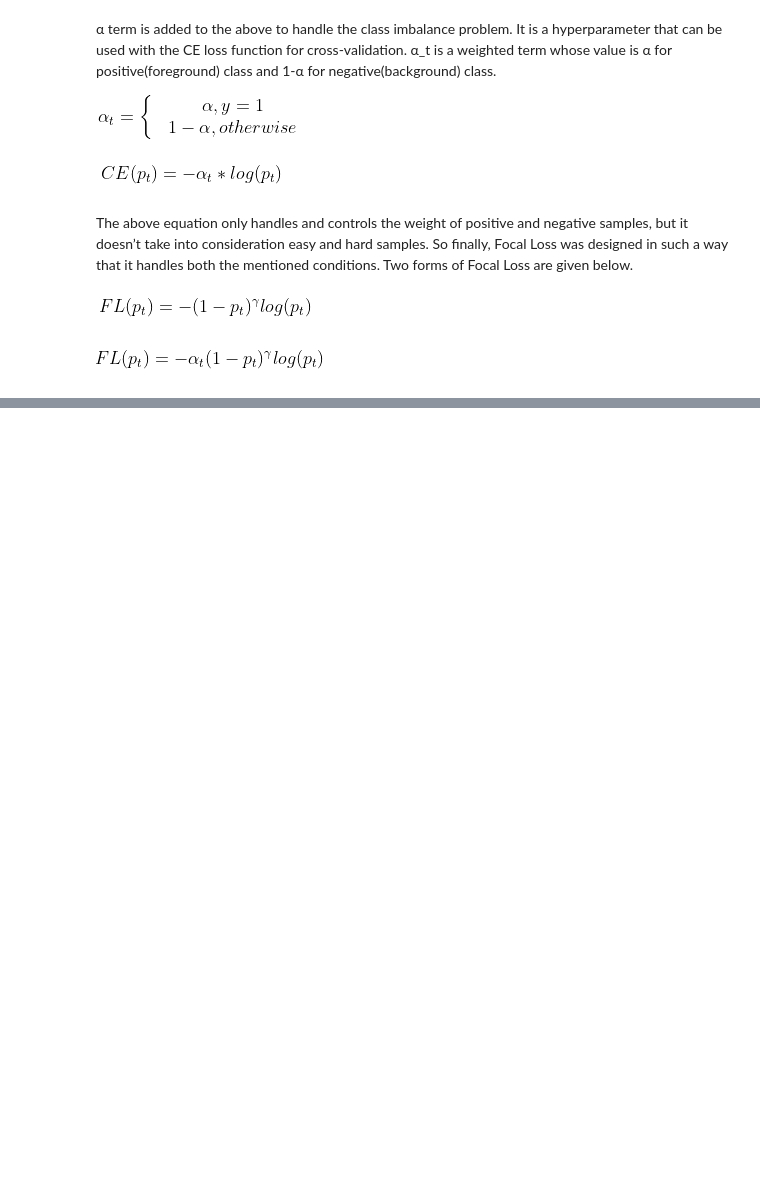
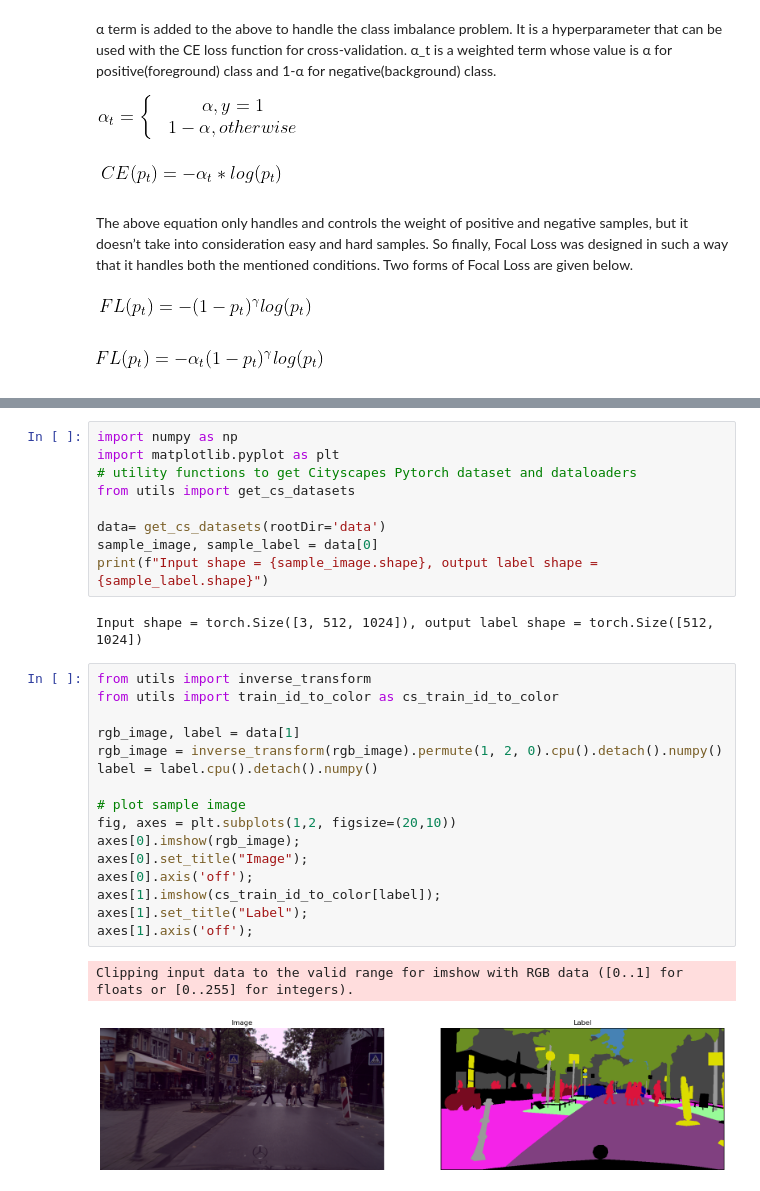
Before and after one commit to aviralksingh/Loss_Functions, a Jupyter notebook: ComputerVision/focal_loss.ipynb, the cells around one changed output, grey strips where cells are left out. Drawn from its saved outputs; the diff is of its cells as text; blank space fills up the shorter version.

Commit message:
added data

```diff
--- a/ComputerVision/focal_loss.ipynb
+++ b/ComputerVision/focal_loss.ipynb
@@ -45,0 +232,30 @@ The above equation only handles and controls the weight of positive and negative
+# %%
+import numpy as np
+import matplotlib.pyplot as plt
+# utility functions to get Cityscapes Pytorch dataset and dataloaders
+from utils import get_cs_datasets
+
+data= get_cs_datasets(rootDir='data')
+sample_image, sample_label = data[0]
+print(f"Input shape = {sample_image.shape}, output label shape = {sample_label.shape}")
+# %% [output]
+Input shape = torch.Size([3, 512, 1024]), output label shape = torch.Size([512, 1024])
+# %%
+from utils import inverse_transform
+from utils import train_id_to_color as cs_train_id_to_color
+
+rgb_image, label = data[1]
+rgb_image = inverse_transform(rgb_image).permute(1, 2, 0).cpu().detach().numpy()
+label = label.cpu().detach().numpy()
+
+# plot sample image
+fig, axes = plt.subplots(1,2, figsize=(20,10))
+axes[0].imshow(rgb_image);
+axes[0].set_title("Image");
+axes[0].axis('off');
+axes[1].imshow(cs_train_id_to_color[label]);
+axes[1].set_title("Label");
+axes[1].axis('off');
+# %% [output]
+Clipping input data to the valid range for imshow with RGB data ([0..1] for floats or [0..255] for integers).
+[figure, added]
```
Also changed, not shown: parts of 7 cells of this notebook, 10 other files.
